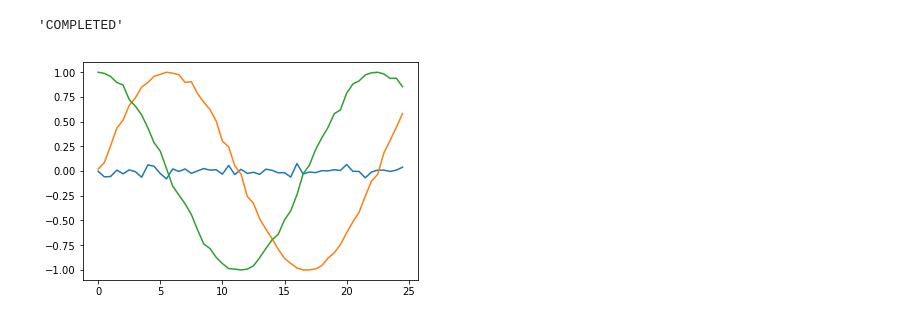
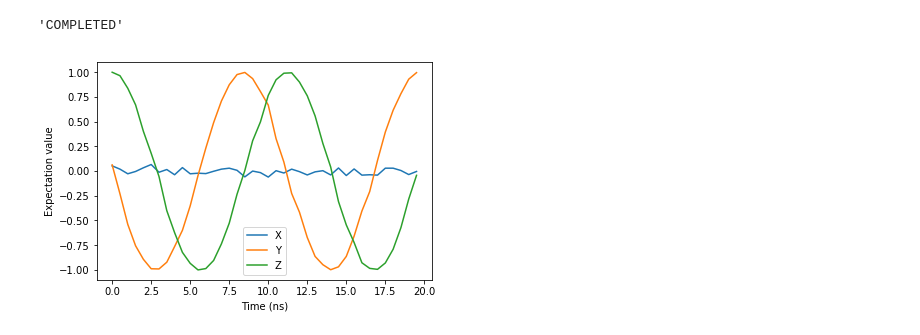
Before and after one commit to sabreitweiser/quantum_engineering, a Jupyter notebook: qiskit_example.ipynb, the cells around one changed output. Saved outputs shown, nothing was run; the diff lists cells and outputs as text; code cells hidden in the pictures.

```diff
--- a/qiskit_example.ipynb
+++ b/qiskit_example.ipynb
@@ -103,9 +103,9 @@ z = expect(result, 'expZ')
 
 Note that, due to limitations on measurement, we need to redo the experiment for every time step
 # %%
-H = 0.28 # the splitting, in GHz
+H = 2*0.28 # the splitting, in GHz
 t = 0.5 # time step, in ns
-steps = 50 #number of steps to take
+steps = 40 #number of steps to take
 
 # quantum circuit to produce the Z state
 prepZ = Q_program.create_circuit('prepZ', [q], [c])
@@ -141,17 +141,20 @@ result.get_status()
 # %%
 x = []
 y = []
 z = []
 
 for i in range(steps):
     x.append(expect(result, 'expX' + str(i)))
     y.append(expect(result, 'expY' + str(i)))
     z.append(expect(result, 'expZ' + str(i)))
 
 time = t*np.array(range(steps))
 plt.plot(time,x)
 plt.plot(time,y)
 plt.plot(time,z)
+plt.xlabel('Time (ns)')
+plt.ylabel('Expectation value')
+plt.legend(['X', 'Y', 'Z'])
 plt.show()
 # %% [output]
-[figure, old version]
+[figure, new version]
```
Also changed, not shown: parts of 1 cell of this notebook.
